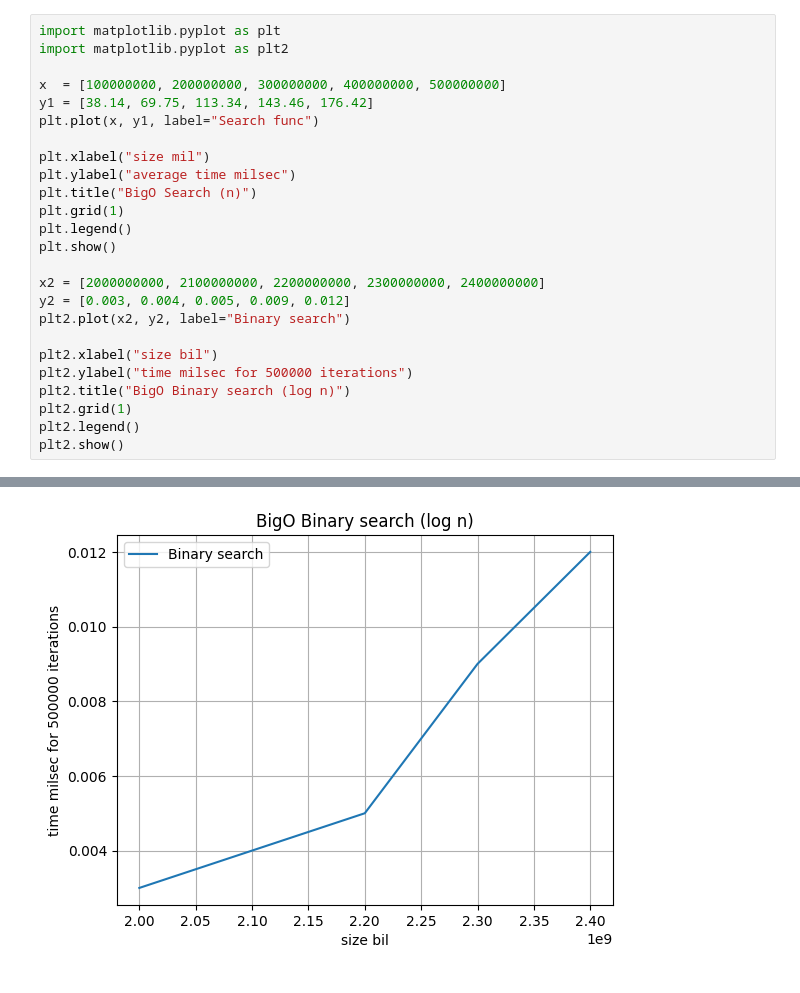
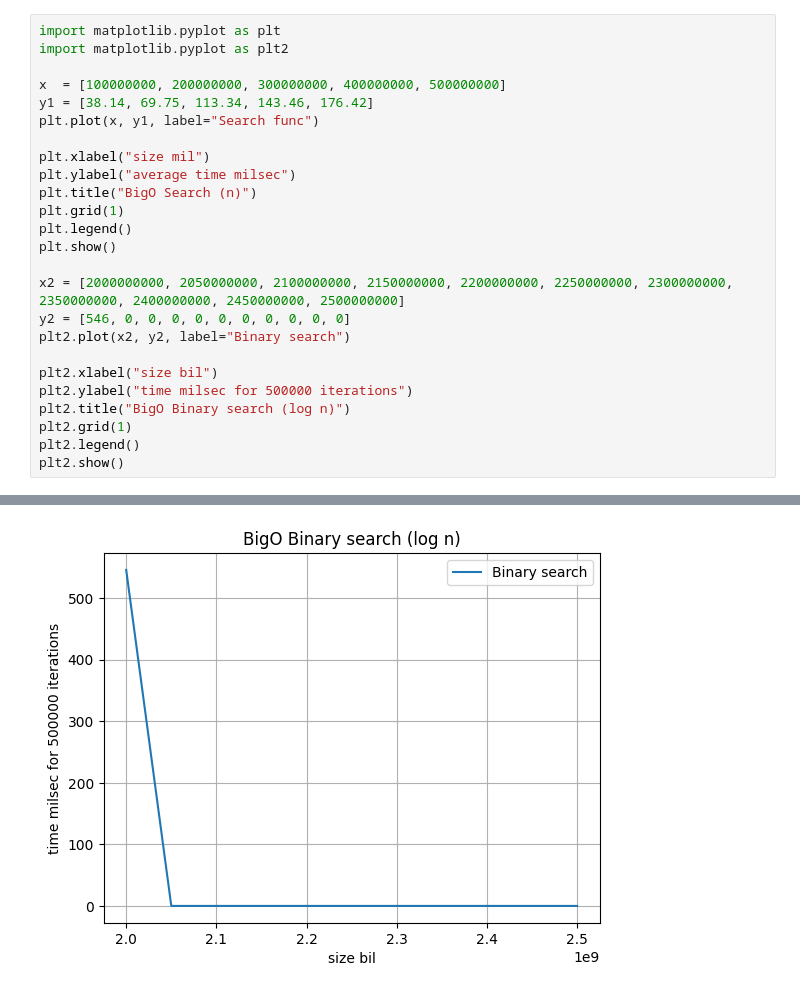
Before and after one commit to IgoninID/ArraysSAOD, a Jupyter notebook: Charts_for_search_functions.ipynb, the cells around one changed output, grey strips where cells are left out. Cells and saved outputs as stored; diff of their text form.

```diff
--- a/Charts_for_search_functions.ipynb
+++ b/Charts_for_search_functions.ipynb
@@ -3,30 +3,30 @@
 # %%
 import matplotlib.pyplot as plt
 import matplotlib.pyplot as plt2
 
 x  = [100000000, 200000000, 300000000, 400000000, 500000000]
 y1 = [38.14, 69.75, 113.34, 143.46, 176.42]
 plt.plot(x, y1, label="Search func")
 
 plt.xlabel("size mil")
 plt.ylabel("average time milsec")
 plt.title("BigO Search (n)")
 plt.grid(1)
 plt.legend()
 plt.show()
 
-x2 = [2000000000, 2100000000, 2200000000, 2300000000, 2400000000]
-y2 = [0.003, 0.004, 0.005, 0.009, 0.012]
+x2 = [2000000000, 2050000000, 2100000000, 2150000000, 2200000000, 2250000000, 2300000000, 2350000000, 2400000000, 2450000000, 2500000000]
+y2 = [546, 0, 0, 0, 0, 0, 0, 0, 0, 0, 0]
 plt2.plot(x2, y2, label="Binary search")
 
 plt2.xlabel("size bil")
 plt2.ylabel("time milsec for 500000 iterations")
 plt2.title("BigO Binary search (log n)")
 plt2.grid(1)
 plt2.legend()
 plt2.show()
 # %% [output]
 [figure]
-[figure, old version]
+[figure, new version]
 # %% [markdown]
 ![eMcnlPnnijo.jpg](embedded-picture-1)
```
